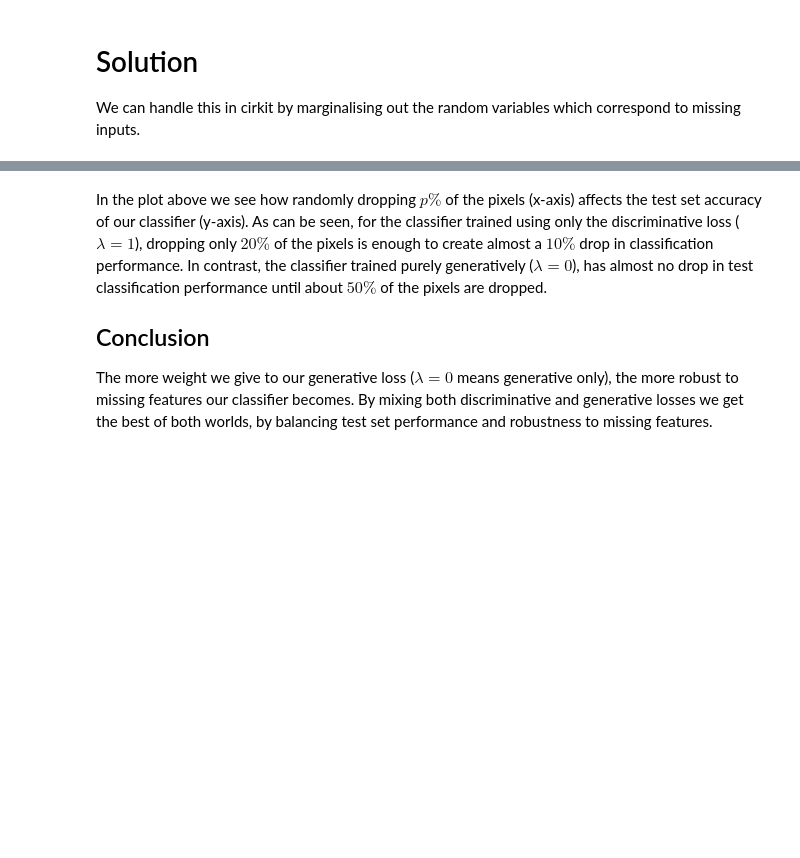
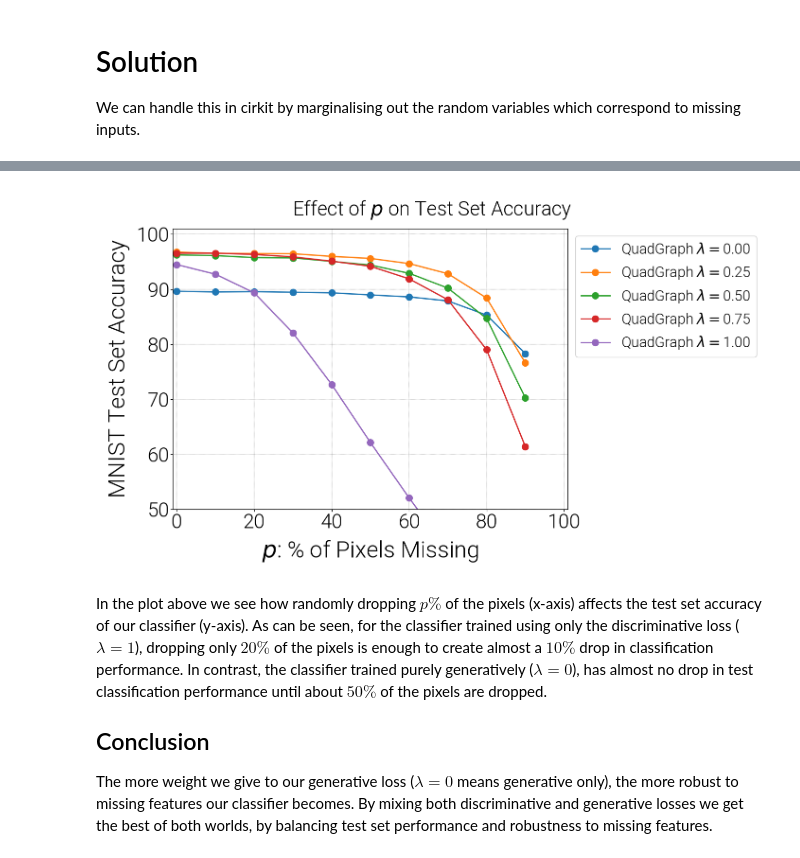
Before and after one commit to april-tools/cirkit, a Jupyter notebook: notebooks/generative-vs-discriminative-circuit.ipynb, the cells around one changed output, grey strips where cells are left out. Drawn from its saved outputs; the diff is of its cells as text; code cells hidden in the pictures; blank space fills up the shorter version.

```diff
--- a/notebooks/generative-vs-discriminative-circuit.ipynb
+++ b/notebooks/generative-vs-discriminative-circuit.ipynb
@@ -728,23 +736,25 @@ RuntimeError: Boolean value of Tensor with more than one value is ambiguous
 # %%
 fig, ax = plt.subplots(figsize=(14, 8))
 
 for name, e in pd.DataFrame.from_records(m_test_stats).groupby(['model']):
     ax.plot(e['p'] * 100, e['test_accuracy'] * 100, '-o', label=name)
 plt.xlabel('$p$: % of Pixels Missing')
 plt.ylabel('MNIST Test Set Accuracy')
 
 plt.suptitle('Effect of $p$ on Test Set Accuracy', fontsize=30)
 plt.legend(bbox_to_anchor=(1., 1.), fontsize=22)
 plt.ylim([50, 101])
-plt.xlim([9, 101])
+plt.xlim([-1, 101])
 plt.tight_layout()
 plt.grid(True, linewidth=.3)
 plt.show()
 
 # Group by below is for visualisation purposes (index).
 # Each group contains a single row, so just take that using first().
 # df = pd.DataFrame.from_records(m_test_stats).groupby(['model', 'p']).first()
 # df
+# %% [output]
+[figure, added]
 # %% [markdown]
 In the plot above we see how randomly dropping $p\%$ of the pixels (x-axis) affects the test set accuracy of our classifier (y-axis).
 As can be seen, for the classifier trained using only the discriminative loss ($\lambda=1$), dropping only $20\%$ of the pixels is enough to create almost a $10\%$ drop in classification performance. In contrast, the classifier trained purely generatively ($\lambda=0$), has almost no drop in test classification performance until about $50\%$ of the pixels are dropped.
```
Also changed, not shown: parts of 12 cells of this notebook.
